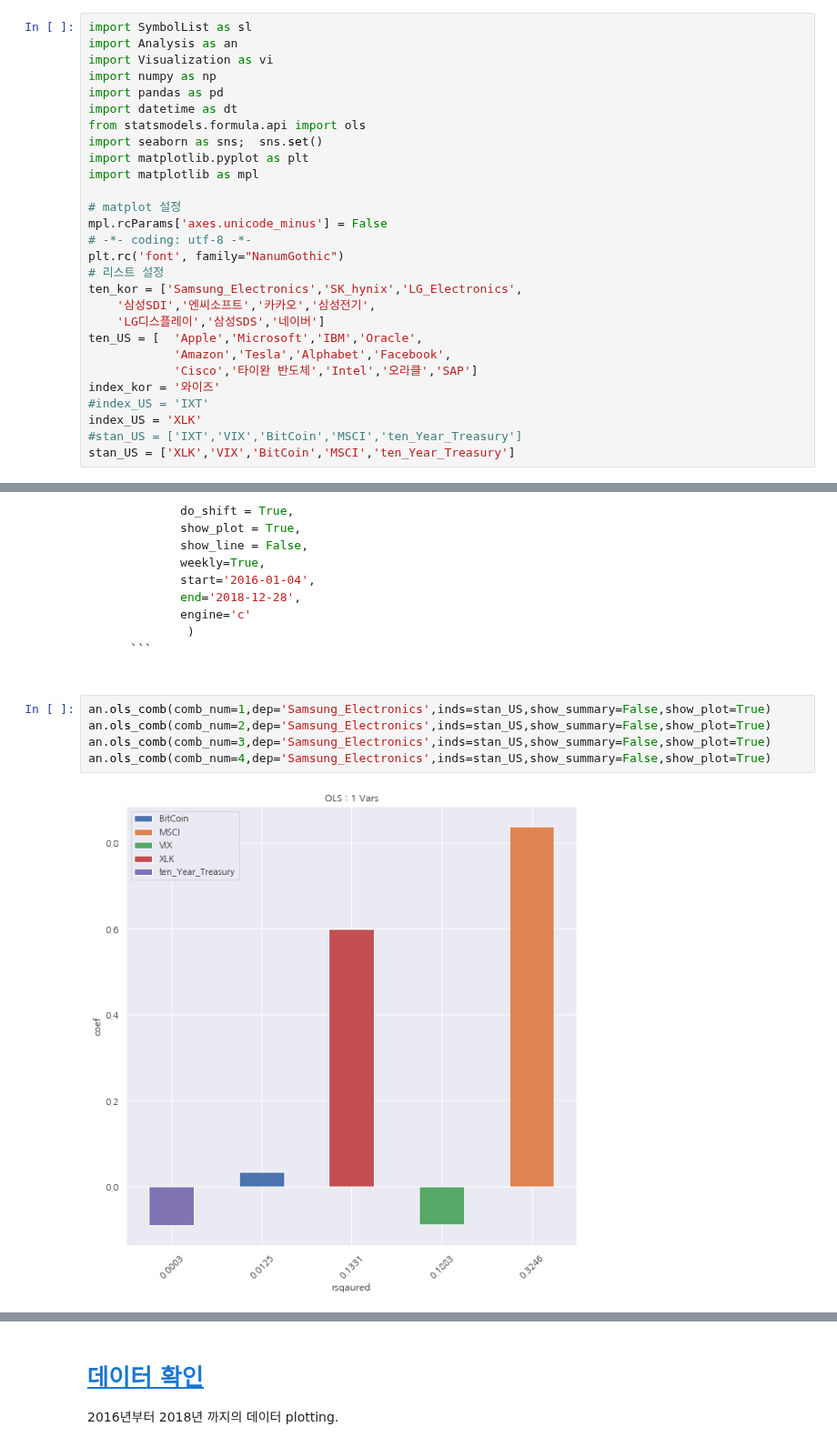
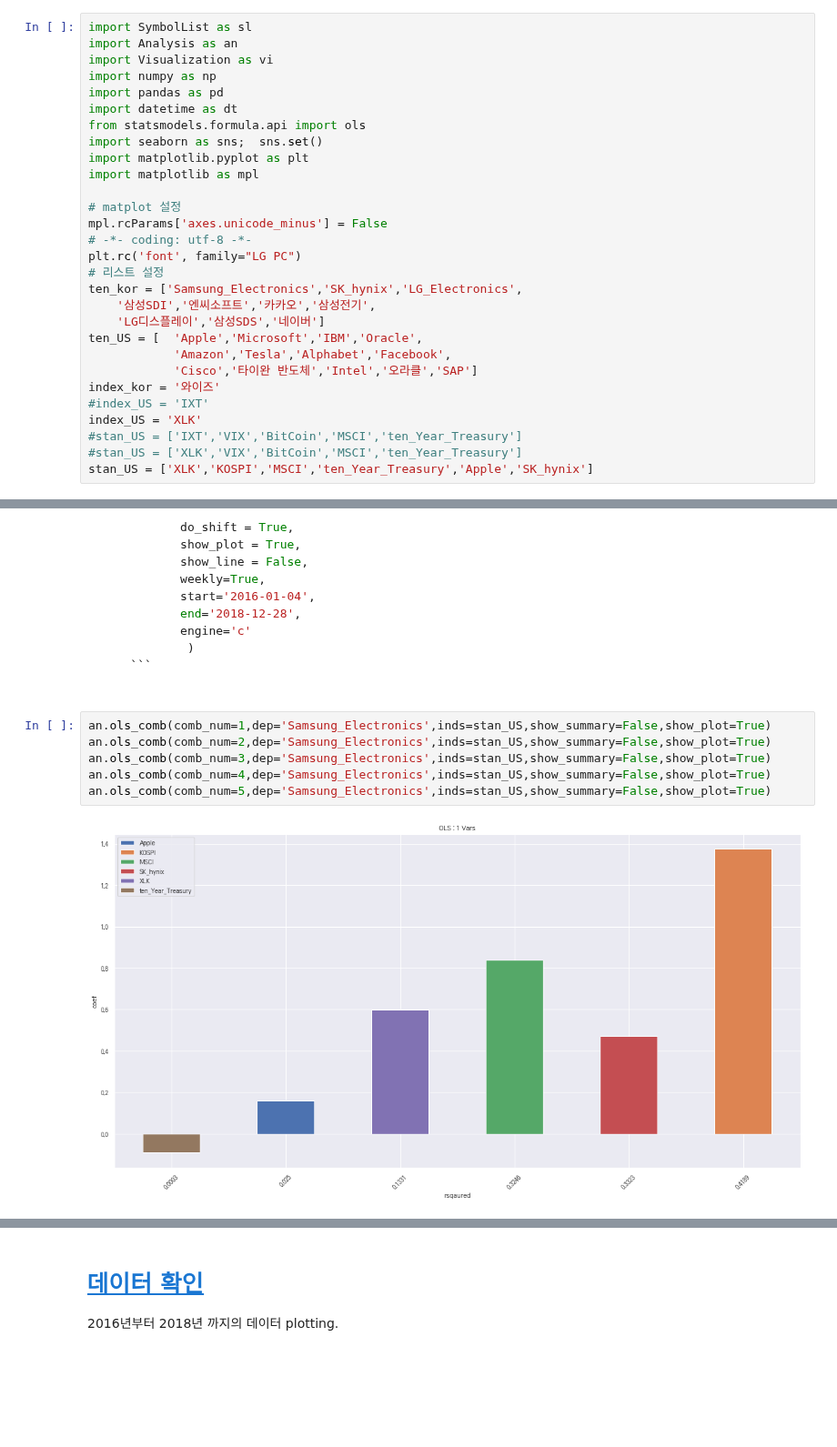
Before and after one commit to kooBH/FinanceServer, a Jupyter notebook: Doc.ipynb, the cells around one changed output, grey strips where cells are left out. Shown at 91% size. Drawn from its saved outputs; the diff is of its cells as text; blank space fills up the shorter version.

```diff
--- a/Doc.ipynb
+++ b/Doc.ipynb
@@ -52,7 +55,7 @@ import matplotlib as mpl
 # matplot 설정
 mpl.rcParams['axes.unicode_minus'] = False
 # -*- coding: utf-8 -*-
-plt.rc('font', family="NanumGothic")
+plt.rc('font', family="LG PC")
 # 리스트 설정
 ten_kor = ['Samsung_Electronics','SK_hynix','LG_Electronics',
     '삼성SDI','엔씨소프트','카카오','삼성전기',
@@ -64,7 +67,8 @@ index_kor = '와이즈'
 #index_US = 'IXT'
 index_US = 'XLK'
 #stan_US = ['IXT','VIX','BitCoin','MSCI','ten_Year_Treasury']
-stan_US = ['XLK','VIX','BitCoin','MSCI','ten_Year_Treasury']
+#stan_US = ['XLK','VIX','BitCoin','MSCI','ten_Year_Treasury']
+stan_US = ['XLK','KOSPI','MSCI','ten_Year_Treasury','Apple','SK_hynix']
 # %% [markdown]
 ### 지표 설명
 + [와이즈](http://www.wiseindex.com/Index/Index#/WI610.0) - 와이즈 IT하드웨어 지수
@@ -92,7 +96,8 @@ def ols_comb(
 # %%
 an.ols_comb(comb_num=1,dep='Samsung_Electronics',inds=stan_US,show_summary=False,show_plot=True)
 an.ols_comb(comb_num=2,dep='Samsung_Electronics',inds=stan_US,show_summary=False,show_plot=True)
 an.ols_comb(comb_num=3,dep='Samsung_Electronics',inds=stan_US,show_summary=False,show_plot=True)
 an.ols_comb(comb_num=4,dep='Samsung_Electronics',inds=stan_US,show_summary=False,show_plot=True)
+an.ols_comb(comb_num=5,dep='Samsung_Electronics',inds=stan_US,show_summary=False,show_plot=True)
 # %% [output]
-[figure, old version]
+[figure, new version]
```
Also changed, not shown: parts of 7 cells of this notebook, 2 other files.
